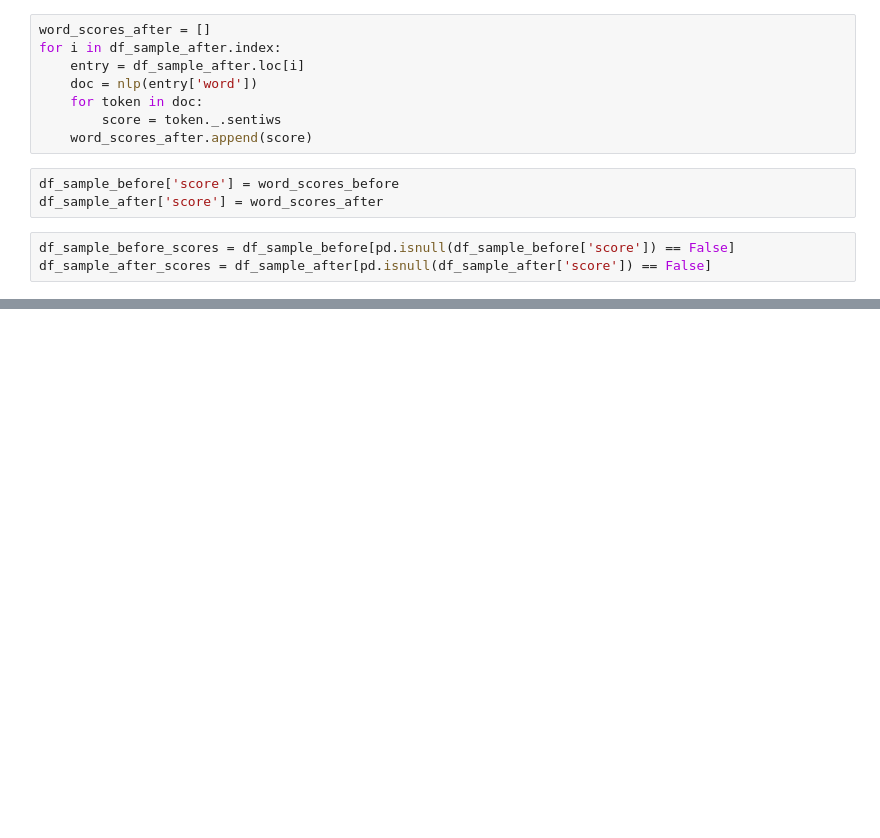
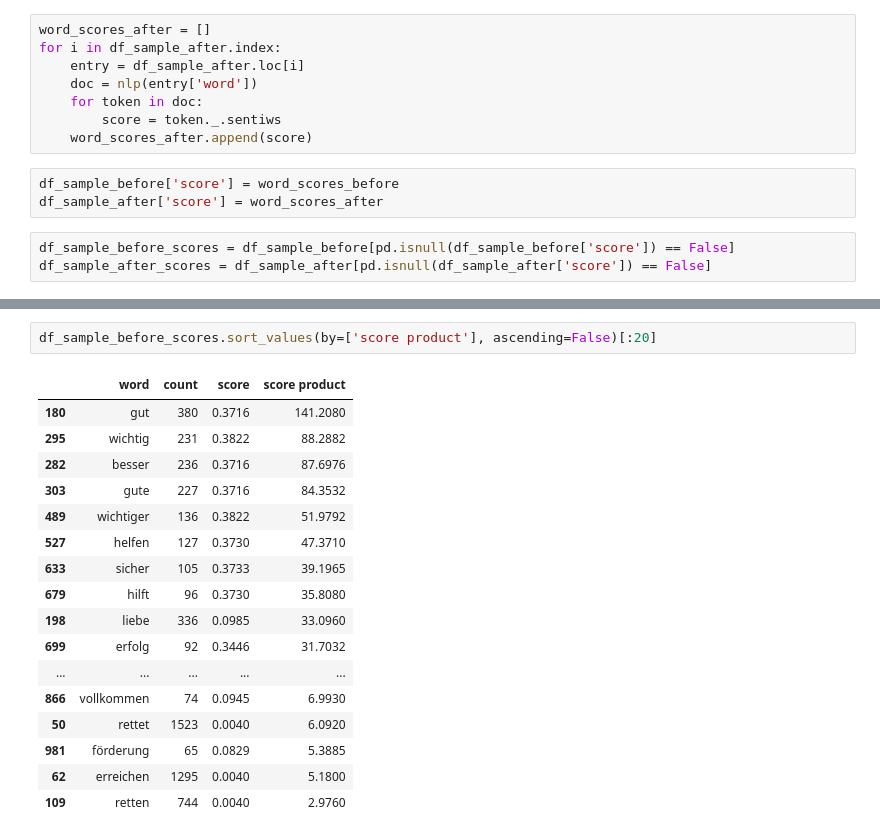
Before and after one commit to yuantinglee/twitter-discourse, a Jupyter notebook: analysis/word_shifts.ipynb, the cells around one changed output, grey strips where cells are left out. Saved outputs shown, nothing was run; the diff lists cells and outputs as text; blank space fills up the shorter version.

```diff
--- a/analysis/word_shifts.ipynb
+++ b/analysis/word_shifts.ipynb
@@ -427,0 +423,20 @@ df_sample_after_scores
+# %%
+df_sample_before_scores.sort_values(by=['score product'], ascending=False)[:20]
+# %% [output]
+|  | word | count | score | score product |
+| 180 | gut | 380 | 0.3716 | 141.2080 |
+| 295 | wichtig | 231 | 0.3822 | 88.2882 |
+| 282 | besser | 236 | 0.3716 | 87.6976 |
+| 303 | gute | 227 | 0.3716 | 84.3532 |
+| 489 | wichtiger | 136 | 0.3822 | 51.9792 |
+| 527 | helfen | 127 | 0.3730 | 47.3710 |
+| 633 | sicher | 105 | 0.3733 | 39.1965 |
+| 679 | hilft | 96 | 0.3730 | 35.8080 |
+| 198 | liebe | 336 | 0.0985 | 33.0960 |
+| 699 | erfolg | 92 | 0.3446 | 31.7032 |
+| ... | ... | ... | ... | ... |
+| 866 | vollkommen | 74 | 0.0945 | 6.9930 |
+| 50 | rettet | 1523 | 0.0040 | 6.0920 |
+| 981 | förderung | 65 | 0.0829 | 5.3885 |
+| 62 | erreichen | 1295 | 0.0040 | 5.1800 |
+| 109 | retten | 744 | 0.0040 | 2.9760 |
```
Also changed, not shown: parts of 9 cells of this notebook, 2 other files.
